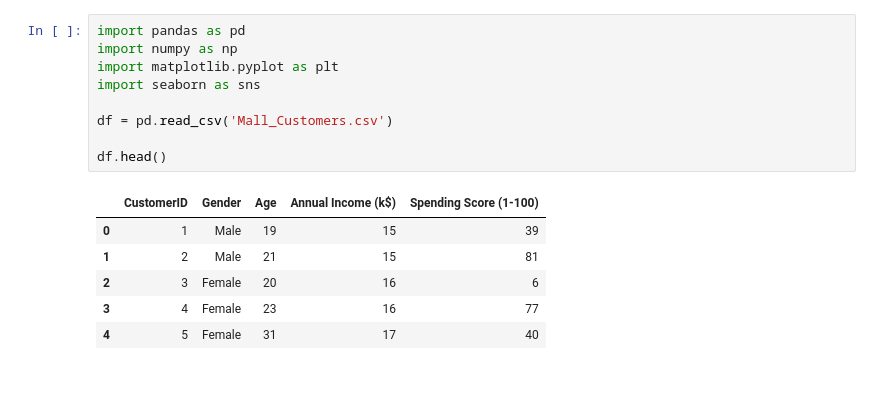
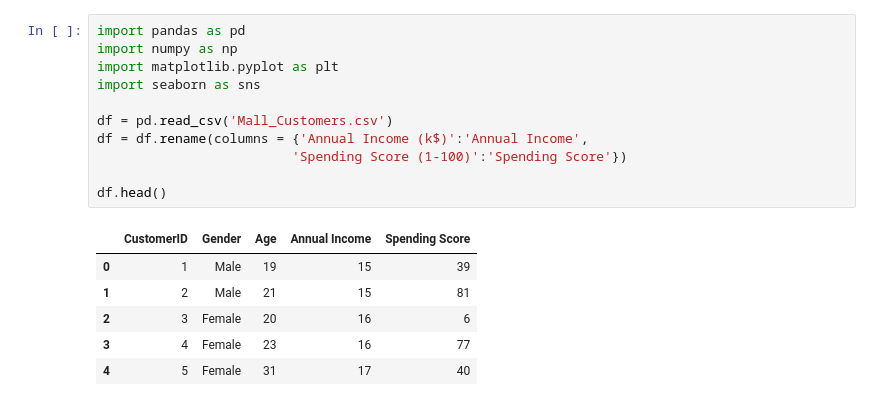
Before and after one commit to KimDoubleB/DS_Tutorials, a Jupyter notebook: Clustering_customer.ipynb, the cells around one changed output. Drawn from its saved outputs; the diff is of its cells as text.

```diff
--- a/Clustering_customer.ipynb
+++ b/Clustering_customer.ipynb
@@ -1,14 +1,16 @@
 # %%
 import pandas as pd
 import numpy as np
 import matplotlib.pyplot as plt
 import seaborn as sns
 
 df = pd.read_csv('Mall_Customers.csv')
+df = df.rename(columns = {'Annual Income (k$)':'Annual Income',
+                         'Spending Score (1-100)':'Spending Score'})
 
 df.head()
 # %% [output]
-|  | CustomerID | Gender | Age | Annual Income (k$) | Spending Score (1-100) |
+|  | CustomerID | Gender | Age | Annual Income | Spending Score |
 | 0 | 1 | Male | 19 | 15 | 39 |
 | 1 | 2 | Male | 21 | 15 | 81 |
 | 2 | 3 | Female | 20 | 16 | 6 |
```
Also changed, not shown: parts of 9 cells of this notebook.
